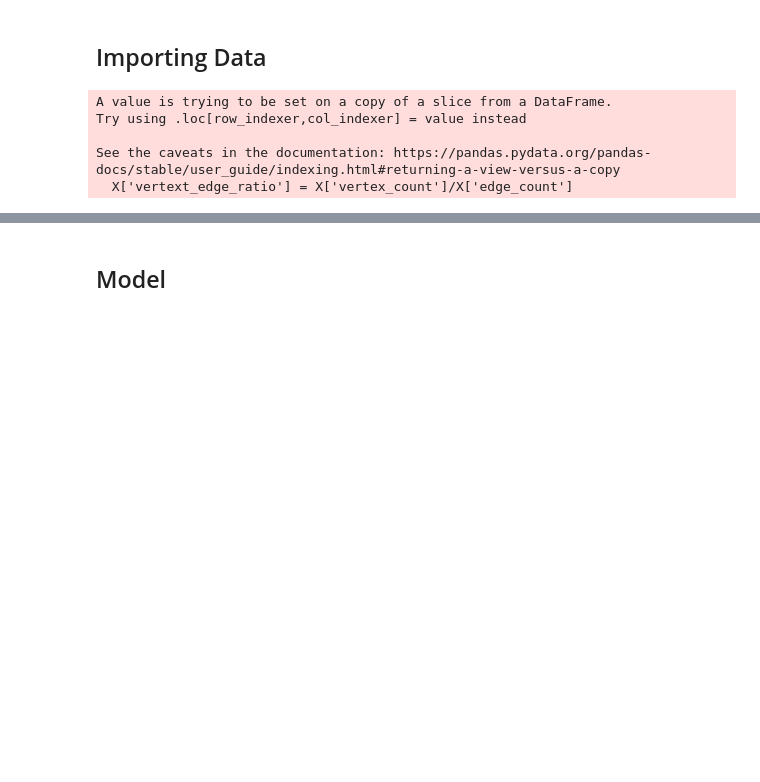
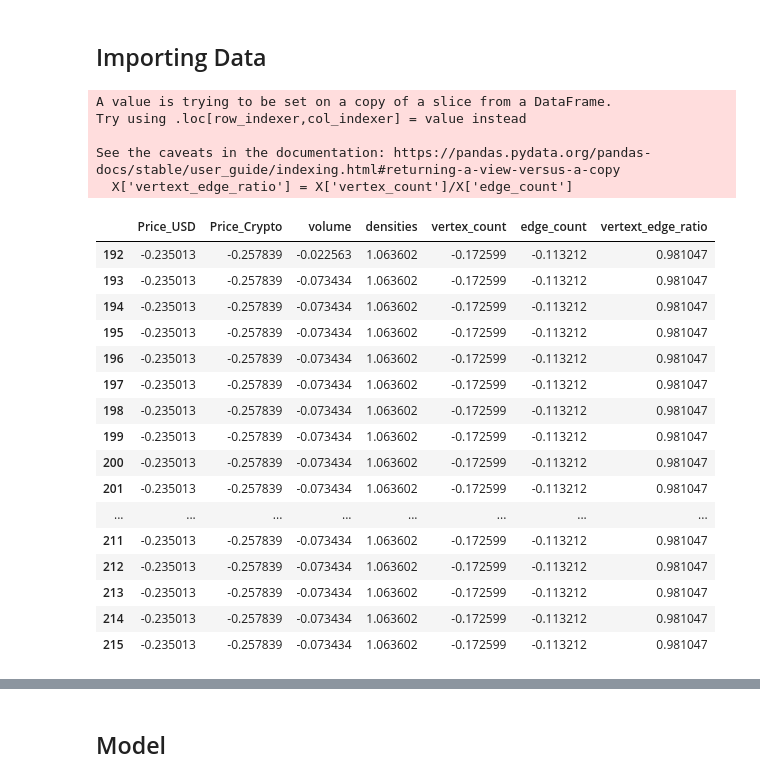
Before and after one commit to olmosjorge28/SMU_MSDS_CAPSTONE_2022, a Jupyter notebook: first_model_jorge.ipynb, the cells around one changed output, grey strips where cells are left out. Drawn from its saved outputs; the diff is of its cells as text; code cells hidden in the pictures; blank space fills up the shorter version.

```diff
--- a/first_model_jorge.ipynb
+++ b/first_model_jorge.ipynb
@@ -45,6 +42,7 @@ ImportError: cannot import name 'RMSprop' from 'keras.optimizers' (/opt/anaconda
 # %% [markdown]
 ## Importing Data
 # %%
+day1_dataset_1min = pd.read_csv('Data Slices/day1_dataset_1min_10Aug2022.csv')
 day1_dataset_10min = pd.read_csv('Data Slices/day1_dataset_10min_10Aug2022.csv')
 day1_dataset_30min = pd.read_csv('Data Slices/day1_dataset_30min_10Aug2022.csv')
 day1_dataset_60min = pd.read_csv('Data Slices/day1_dataset_60min_10Aug2022.csv')
@@ -103,13 +101,13 @@ def retrieve_all_train_test_sequences(all_df):
     train_test_sequences = []
     all_sequence_dict = get_all_sequences(all_df)
 
-    train_sequences, test_sequences = train_test_split(list(all_sequence_dict.items()), test_size = 0.3)
-#     for train_s
-#         scaled_train_sequences, scaler = scale_dataset(train_sequences)
-#         scaled_test_sequences ,  _ = scale_dataset(test_sequences, fitted_scale r= scaler)
+    train_sequences, test_sequences = train_test_split(list(all_sequence_dict.items()),
+                                                       test_size = 0.3,  random_state=1234)
     return train_sequences, test_sequences
 # %%
-train_sequences, test_sequences = retrieve_all_train_test_sequences([day1_dataset_10min, day1_dataset_30min, day1_dataset_60min])
+train_sequences, test_sequences = retrieve_all_train_test_sequences([day1_dataset_1min, day1_dataset_10min,
+                                                                     day1_dataset_30min,
+                                                                     day1_dataset_60min])
 # %% [output]
 A value is trying to be set on a copy of a slice from a DataFrame.
 Try using .loc[row_indexer,col_indexer] = value instead
@@ -155,0 +148,22 @@ list(scaled_train_dataset_dict.values())[1][0][2]
+# %%
+train_values, test_values = scale_train_test_sequences(train_sequences,test_sequences)
+# %%
+test_values[1][0][3]
+# %% [output]
+|  | Price_USD | Price_Crypto | volume | densities | vertex_count | edge_count | vertext_edge_ratio |
+| 192 | -0.235013 | -0.257839 | -0.022563 | 1.063602 | -0.172599 | -0.113212 | 0.981047 |
+| 193 | -0.235013 | -0.257839 | -0.073434 | 1.063602 | -0.172599 | -0.113212 | 0.981047 |
+| 194 | -0.235013 | -0.257839 | -0.073434 | 1.063602 | -0.172599 | -0.113212 | 0.981047 |
+| 195 | -0.235013 | -0.257839 | -0.073434 | 1.063602 | -0.172599 | -0.113212 | 0.981047 |
+| 196 | -0.235013 | -0.257839 | -0.073434 | 1.063602 | -0.172599 | -0.113212 | 0.981047 |
+| 197 | -0.235013 | -0.257839 | -0.073434 | 1.063602 | -0.172599 | -0.113212 | 0.981047 |
+| 198 | -0.235013 | -0.257839 | -0.073434 | 1.063602 | -0.172599 | -0.113212 | 0.981047 |
+| 199 | -0.235013 | -0.257839 | -0.073434 | 1.063602 | -0.172599 | -0.113212 | 0.981047 |
+| 200 | -0.235013 | -0.257839 | -0.073434 | 1.063602 | -0.172599 | -0.113212 | 0.981047 |
+| 201 | -0.235013 | -0.257839 | -0.073434 | 1.063602 | -0.172599 | -0.113212 | 0.981047 |
+| ... | ... | ... | ... | ... | ... | ... | ... |
+| 211 | -0.235013 | -0.257839 | -0.073434 | 1.063602 | -0.172599 | -0.113212 | 0.981047 |
+| 212 | -0.235013 | -0.257839 | -0.073434 | 1.063602 | -0.172599 | -0.113212 | 0.981047 |
+| 213 | -0.235013 | -0.257839 | -0.073434 | 1.063602 | -0.172599 | -0.113212 | 0.981047 |
+| 214 | -0.235013 | -0.257839 | -0.073434 | 1.063602 | -0.172599 | -0.113212 | 0.981047 |
+| 215 | -0.235013 | -0.257839 | -0.073434 | 1.063602 | -0.172599 | -0.113212 | 0.981047 |
```
Also changed, not shown: parts of 32 cells of this notebook.
